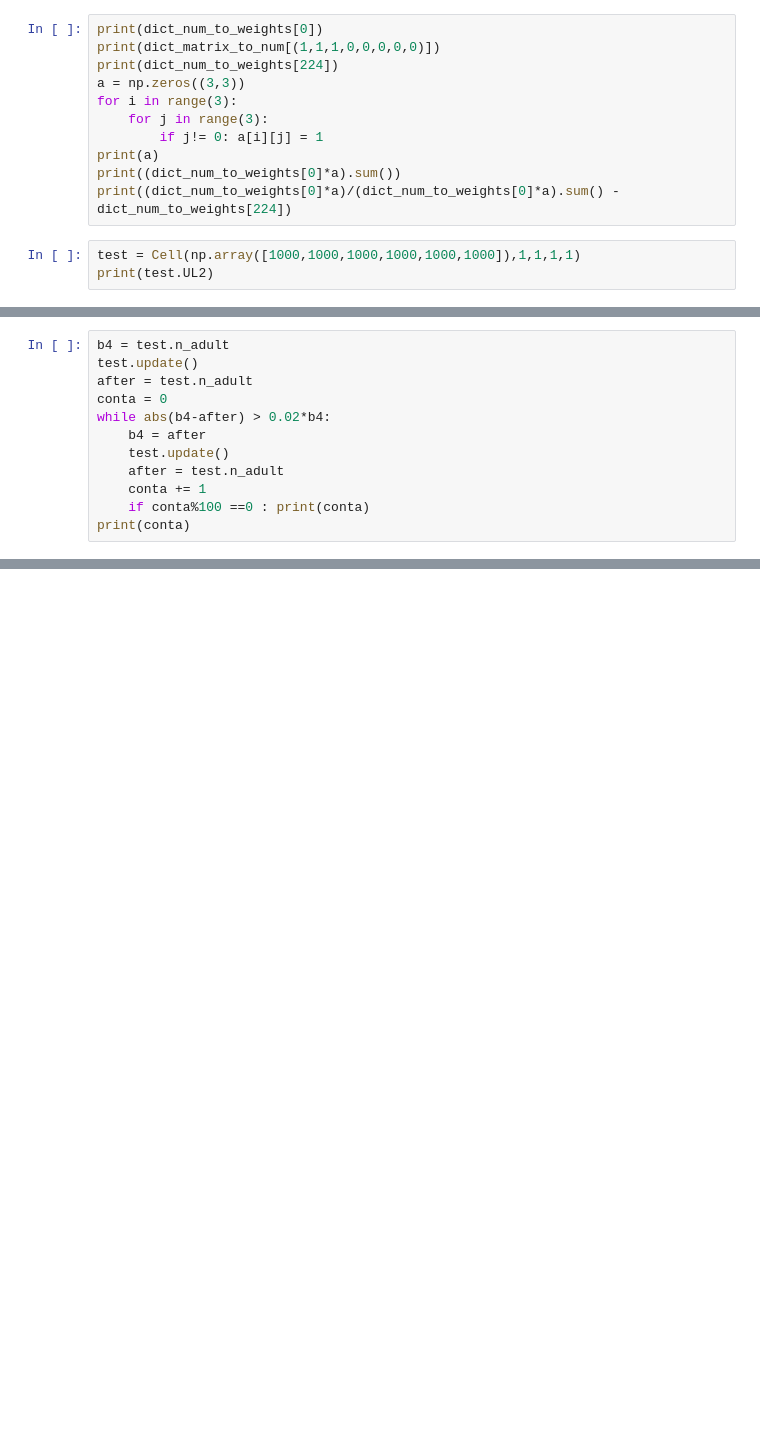
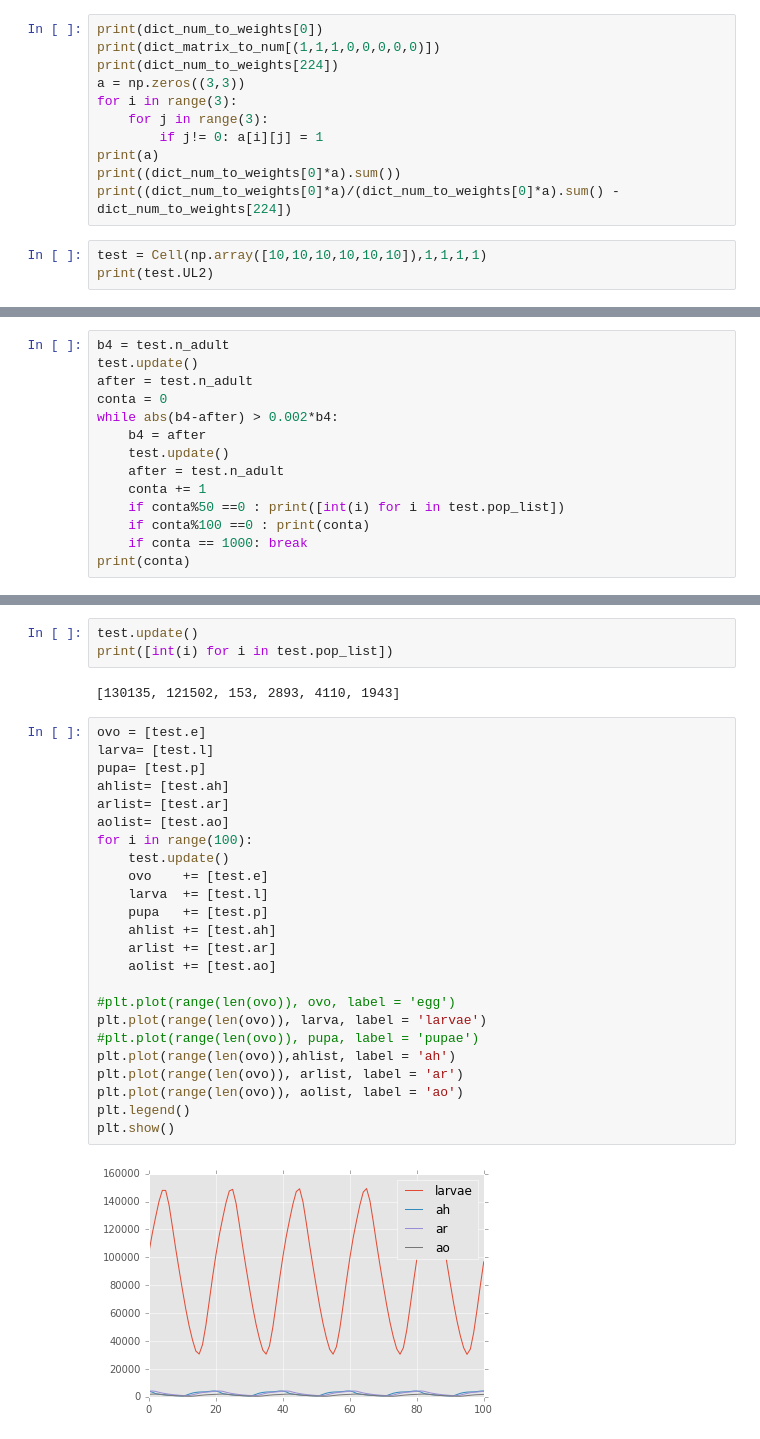
Before and after one commit to sanchestm/gm-mosquito-sim, a Jupyter notebook: testing other features/Testing paper model.ipynb, the cells around one changed output, grey strips where cells are left out. Saved outputs shown, nothing was run; the diff lists cells and outputs as text; blank space fills up the shorter version.

Commit message:
stabile update fucntion in the paper model - it's own model doesn't work: UL2*larvae gives 0 too often and breaks everything. Using now something similar to our last method.

```diff
--- a/testing other features/Testing paper model.ipynb
+++ b/testing other features/Testing paper model.ipynb
@@ -216,6 +223,6 @@ print(a)
 print((dict_num_to_weights[0]*a).sum())
 print((dict_num_to_weights[0]*a)/(dict_num_to_weights[0]*a).sum() - dict_num_to_weights[224])
 # %%
-test = Cell(np.array([1000,1000,1000,1000,1000,1000]),1,1,1,1)
+test = Cell(np.array([10,10,10,10,10,10]),1,1,1,1)
 print(test.UL2)
 # %% [output]
@@ -225,10 +232,12 @@ b4 = test.n_adult
 test.update()
 after = test.n_adult
 conta = 0
-while abs(b4-after) > 0.02*b4:
+while abs(b4-after) > 0.002*b4:
     b4 = after
     test.update()
     after = test.n_adult
     conta += 1
+    if conta%50 ==0 : print([int(i) for i in test.pop_list])
     if conta%100 ==0 : print(conta)
+    if conta == 1000: break
 print(conta)
@@ -234,0 +262,31 @@ print(conta)
+# %%
+test.update()
+print([int(i) for i in test.pop_list])
+# %% [output]
+[130135, 121502, 153, 2893, 4110, 1943]
+# %%
+ovo = [test.e]
+larva= [test.l]
+pupa= [test.p]
+ahlist= [test.ah]
+arlist= [test.ar]
+aolist= [test.ao]
+for i in range(100):
+    test.update()
+    ovo    += [test.e]
+    larva  += [test.l]
+    pupa   += [test.p]
+    ahlist += [test.ah]
+    arlist += [test.ar]
+    aolist += [test.ao]
+
+#plt.plot(range(len(ovo)), ovo, label = 'egg')
+plt.plot(range(len(ovo)), larva, label = 'larvae')
+#plt.plot(range(len(ovo)), pupa, label = 'pupae')
+plt.plot(range(len(ovo)),ahlist, label = 'ah')
+plt.plot(range(len(ovo)), arlist, label = 'ar')
+plt.plot(range(len(ovo)), aolist, label = 'ao')
+plt.legend()
+plt.show()
+# %% [output]
+[figure, added]
```
Also changed, not shown: parts of 4 cells of this notebook.
